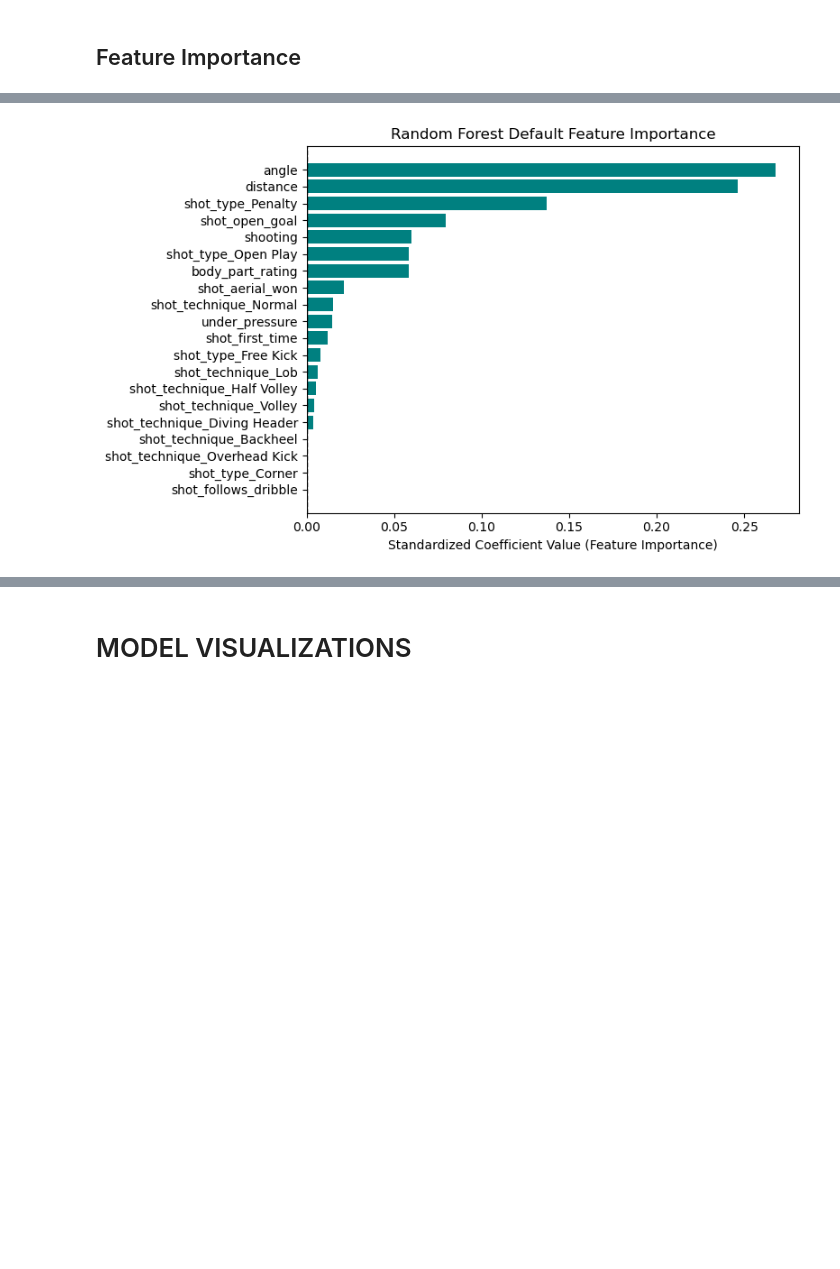
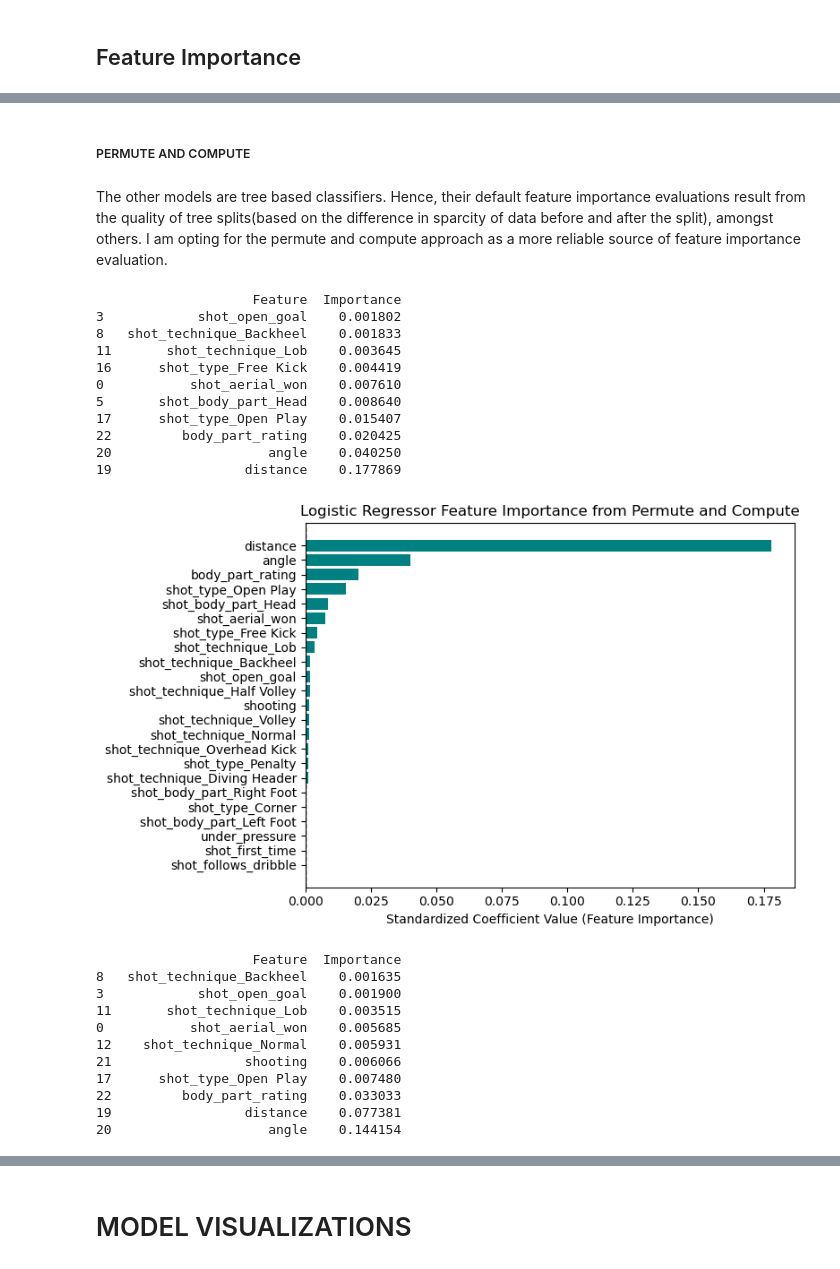
Before and after one commit to nanakwamekankam/xG, a Jupyter notebook: Notebooks/Model D: xG_player_body_part .ipynb, the cells around one changed output, grey strips where cells are left out. Drawn from its saved outputs; the diff is of its cells as text; code cells hidden in the pictures; blank space fills up the shorter version.

Commit message:
Model A to D recreated with Big5 data

```diff
--- a/Notebooks/Model D: xG_player_body_part .ipynb
+++ b/Notebooks/Model D: xG_player_body_part .ipynb
@@ -380,0 +137,3 @@ print(f"{X.shape}, {y.shape}")
+# %%
+shots.drop(columns=['shot_body_part_Other', 'right_foot_rating', 'left_foot_rating', 'attacking_heading_accuracy'], axis=1, inplace=True)
+shots.head()
@@ -380,0 +211,5 @@ print(f"{X.shape}, {y.shape}")
+# %%
+y = shots['goal']
+X = shots.drop(['goal', 'shot_statsbomb_xg'], axis=1)
+
+print(f"{X.shape}, {y.shape}")
@@ -517,10 +357,9 @@ import xgboost as xgb
 # %%
 xgb = xgb.XGBClassifier(
     n_estimators=100,
-    max_depth=5,
+    max_depth=3,
     learning_rate=0.1,
-    objective='binary:logistic',
-    importance_type='gain'
+    objective='binary:logistic'
 )
 
 xgb.fit(X_train, y_train)
@@ -565,9 +404,8 @@ catBoost = CatBoostClassifier(
     iterations=100,
     learning_rate=0.1,
     depth=6,
-    verbose=10)
+    verbose=10
+)
 
-train_pool = Pool(X_train, y_train)
-eval_pool = Pool(X_test, y_test)
-catBoost.fit(train_pool)
+catBoost.fit(X_train, y_train)
 # %% [output]
@@ -813,13 +692,53 @@ The default metric returned when .feature_importances_ is called is the Mean Dec
+# %% [markdown]
+##### PERMUTE AND COMPUTE
+# %% [markdown]
+The other models are tree based classifiers. Hence, their default feature importance evaluations result from the quality of tree splits(based on the difference in sparcity of data before and after the split), amongst others. I am opting for the permute and compute approach as a more reliable source of feature importance evaluation.
 # %%
-importance = pd.DataFrame( {"Feature": X_test.columns, "Importance": random_forest.feature_importances_}
-).sort_values(by="Importance", ascending=True)
+from sklearn.inspection import permutation_importance
 
-plt.figure(figsize=(8, 5))
-plt.barh(importance["Feature"], importance["Importance"], color="teal")
-plt.axvline(x=0, color="black", linestyle="--", linewidth=1)
-plt.xlabel("Standardized Coefficient Value (Feature Importance)")
-plt.title("Random Forest Default Feature Importance")
-plt.tight_layout()
-plt.show()
+models = {"Logistic Regressor": logistic_regressor,
+          "XGBoost": xgb,
+          "Random Forest": random_forest,
+          "CatBoost": catBoost,
+          "TabPFN": tabPFN}
+
+for name, model in models.items():
+    result = permutation_importance(model, X_train, y_train, n_repeats=30, random_state=42, scoring="roc_auc")   # can use accuracy, log loss, or brier score for scoring
+
+    importance = pd.DataFrame( {"Feature": X_test.columns,
+                                "Importance": result.importances_mean}).sort_values(by="Importance", ascending=True)
+
+    print(importance.tail(10))
+    # get the top 8 performing features for justification purposes except distance and angle (see xG_feature_dropout.ipynb)
+
+    plt.figure(figsize=(8, 5))
+    plt.barh(importance["Feature"], importance["Importance"], color="teal")
+    plt.axvline(x=0, color="black", linestyle="--", linewidth=1)
+    plt.xlabel("Standardized Coefficient Value (Feature Importance)")
+    plt.title(f"{name} Feature Importance from Permute and Compute")
+    plt.tight_layout()
+    plt.show()
 # %% [output]
+                    Feature  Importance
+3            shot_open_goal    0.001802
+8   shot_technique_Backheel    0.001833
+11       shot_technique_Lob    0.003645
+16      shot_type_Free Kick    0.004419
+0           shot_aerial_won    0.007610
+5       shot_body_part_Head    0.008640
+17      shot_type_Open Play    0.015407
+22         body_part_rating    0.020425
+20                    angle    0.040250
+19                 distance    0.177869
-[figure, old version]
+[figure, new version]
+                    Feature  Importance
+8   shot_technique_Backheel    0.001635
+3            shot_open_goal    0.001900
+11       shot_technique_Lob    0.003515
+0           shot_aerial_won    0.005685
+12    shot_technique_Normal    0.005931
+21                 shooting    0.006066
+17      shot_type_Open Play    0.007480
+22         body_part_rating    0.033033
+19                 distance    0.077381
+20                    angle    0.144154
```
Also changed, not shown: parts of 111 cells of this notebook, 14 other files.
